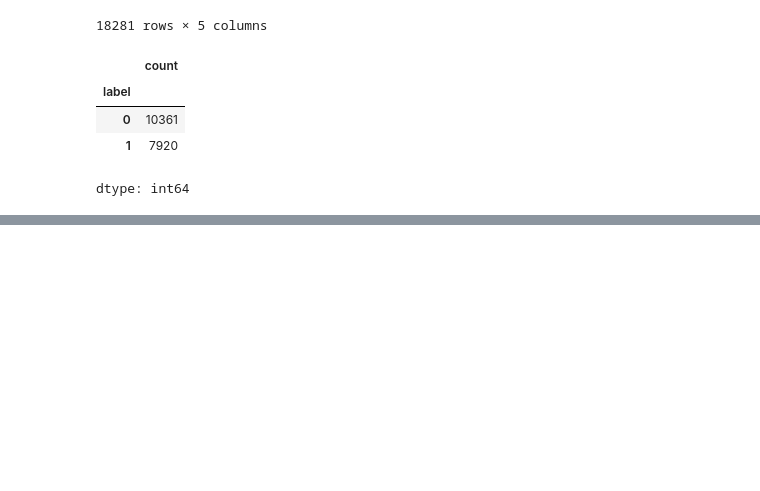
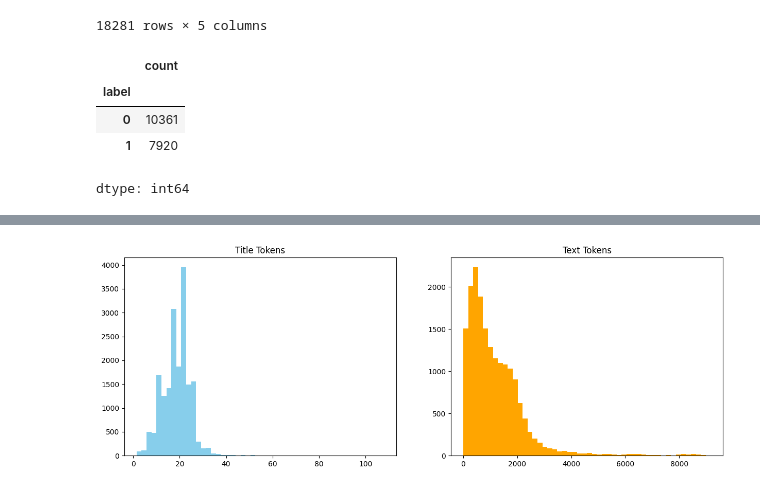
Before and after one commit to saba-ramezani/Fine-Tuning-DistilBERT-MobileBERT-and-TinyBERT-for-Fake-News-Detection, a Jupyter notebook: Fine_Tuning_DistilBERT_MobileBERT_TinyBERT_For_Fake_News_Detection.ipynb, the cells around one changed output, grey strips where cells are left out. Drawn from its saved outputs; the diff is of its cells as text; code cells hidden in the pictures; blank space fills up the shorter version.

```diff
--- a/Fine_Tuning_DistilBERT_MobileBERT_TinyBERT_For_Fake_News_Detection.ipynb
+++ b/Fine_Tuning_DistilBERT_MobileBERT_TinyBERT_For_Fake_News_Detection.ipynb
@@ -93,0 +107,17 @@ dtype: int64
+# %%
+# 1.5 tokens per word on average
+df['title_tokens'] = df['title'].apply(lambda x: len(x.split())*1.5)
+df['text_tokens'] = df['text'].apply(lambda x: len(x.split())*1.5)
+
+
+fig, ax = plt.subplots(1,2, figsize=(15,5))
+
+ax[0].hist(df['title_tokens'], bins=50, color = 'skyblue')
+ax[0].set_title("Title Tokens")
+
+ax[1].hist(df['text_tokens'], bins=50, color = 'orange')
+ax[1].set_title("Text Tokens")
+
+plt.show()
+# %% [output]
+[figure, added]
```
Also changed, not shown: parts of 4 cells of this notebook.
